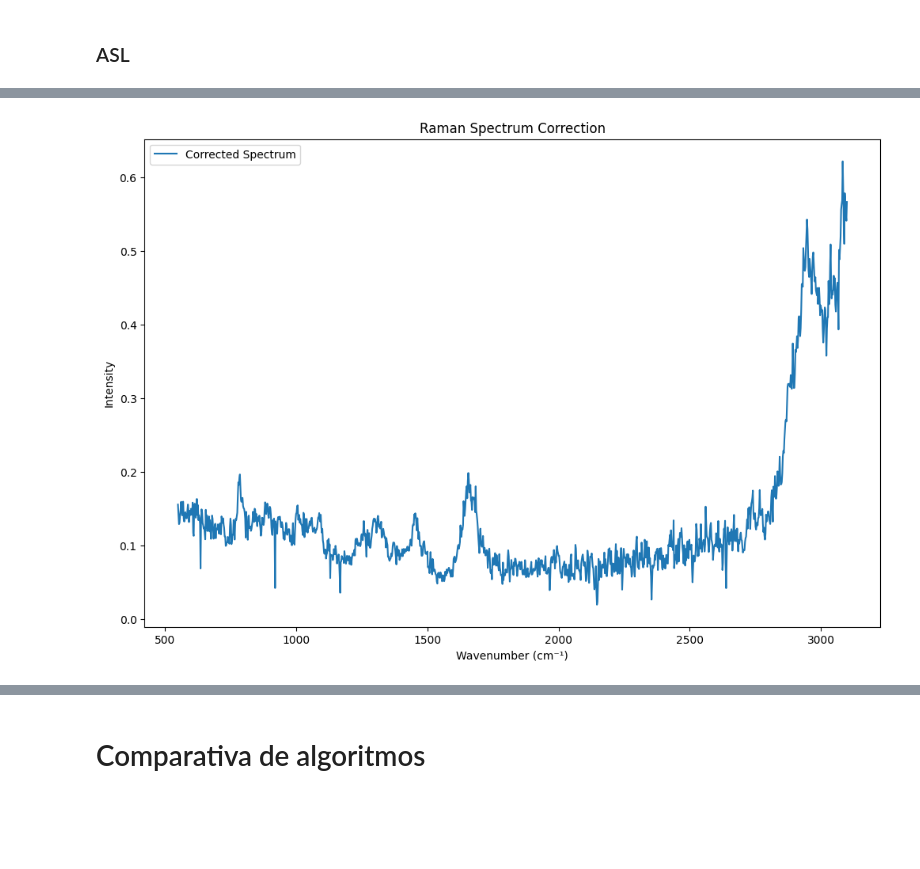
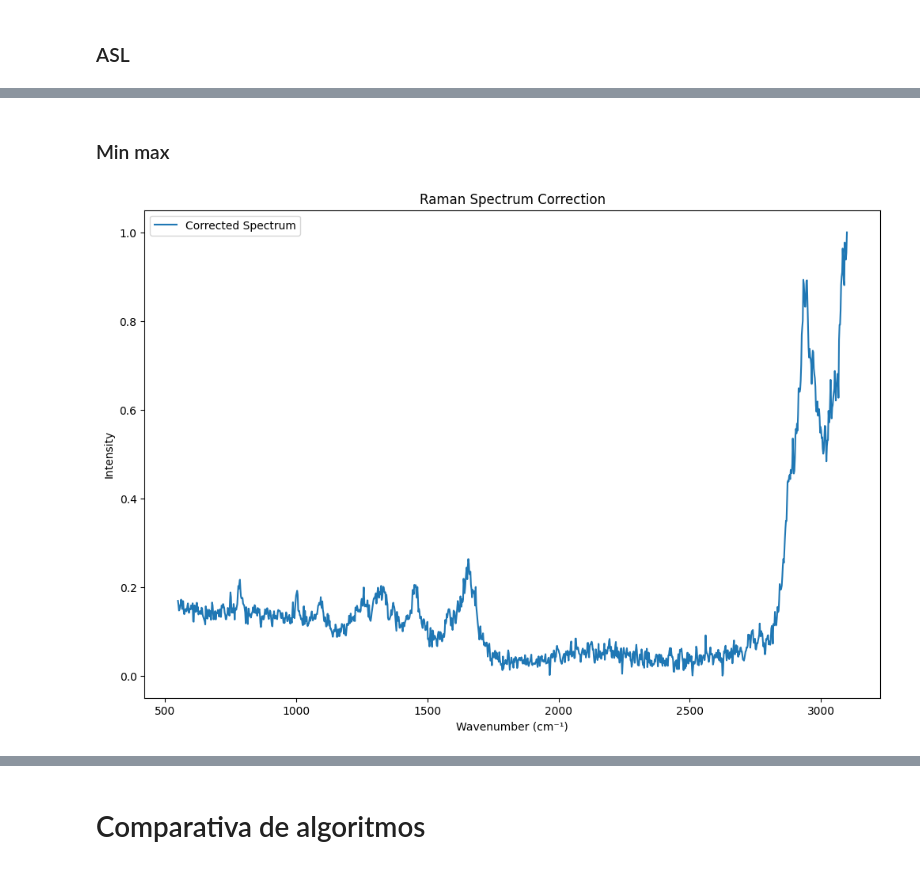
Before and after one commit to dcalonge/TFM, a Jupyter notebook: tfm.ipynb, the cells around one changed output, grey strips where cells are left out. Drawn from its saved outputs; the diff is of its cells as text; code cells hidden in the pictures; blank space fills up the shorter version.

```diff
--- a/tfm.ipynb
+++ b/tfm.ipynb
@@ -266,16 +303,22 @@ plt.show()
+# %% [markdown]
+### Min max
 # %%
 def min_max(X):
-    import numpy as np
-    return (X - X.min()) / (X.max() - X.min())
+  import numpy as np
+  def apply_min_max(series):
+    return (series - series.min()) / (series.max() - series.min())
+
+  return X.apply(apply_min_max, axis=1)
 # %%
 import matplotlib.pyplot as plt
 
 plt.figure(figsize=(12, 8))
-plt.plot(min_max(X_pre).iloc[6000], label='Corrected Spectrum')
+plt.plot(min_max(X_pre).iloc[6000],
+         label='Corrected Spectrum')
 plt.xlabel('Wavenumber (cm⁻¹)')
 plt.ylabel('Intensity')
 plt.legend()
 plt.title('Raman Spectrum Correction')
 plt.show()
 # %% [output]
-[figure, old version]
+[figure, new version]
```
Also changed, not shown: parts of 26 cells of this notebook.
